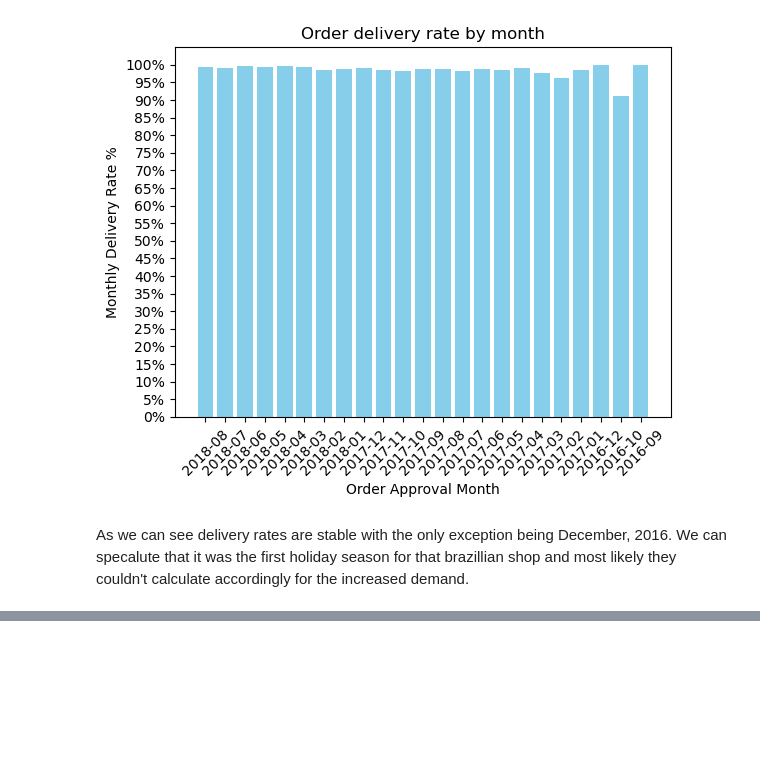
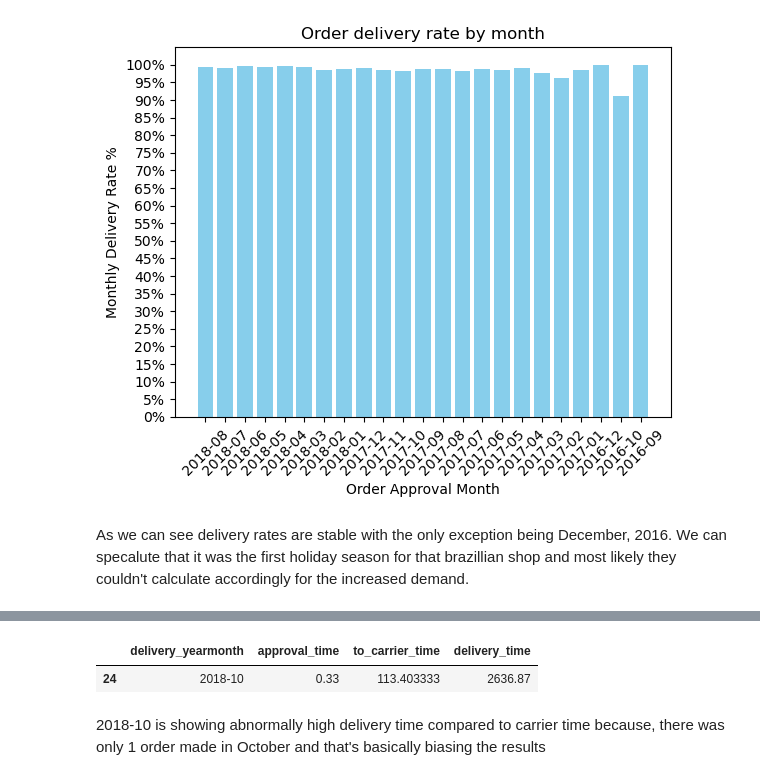
Before and after one commit to Kvitatiani/brazillian-ecommerce-analytics, a Jupyter notebook: ecommerce_playground.ipynb, the cells around one changed output, grey strips where cells are left out. Saved outputs shown, nothing was run; the diff lists cells and outputs as text; code cells hidden in the pictures; blank space fills up the shorter version.

```diff
--- a/ecommerce_playground.ipynb
+++ b/ecommerce_playground.ipynb
@@ -203,0 +231,7 @@ As we can see delivery rates are stable with the only exception being December,
+# %%
+monthly_delivery_times[monthly_delivery_times['delivery_yearmonth'] == '2018-10']
+# %% [output]
+|  | delivery_yearmonth | approval_time | to_carrier_time | delivery_time |
+| 24 | 2018-10 | 0.33 | 113.403333 | 2636.87 |
+# %% [markdown]
+2018-10 is showing abnormally high delivery time compared to carrier time because, there was only 1 order made in October and that's basically biasing the results
```
Also changed, not shown: parts of 3 cells of this notebook.
